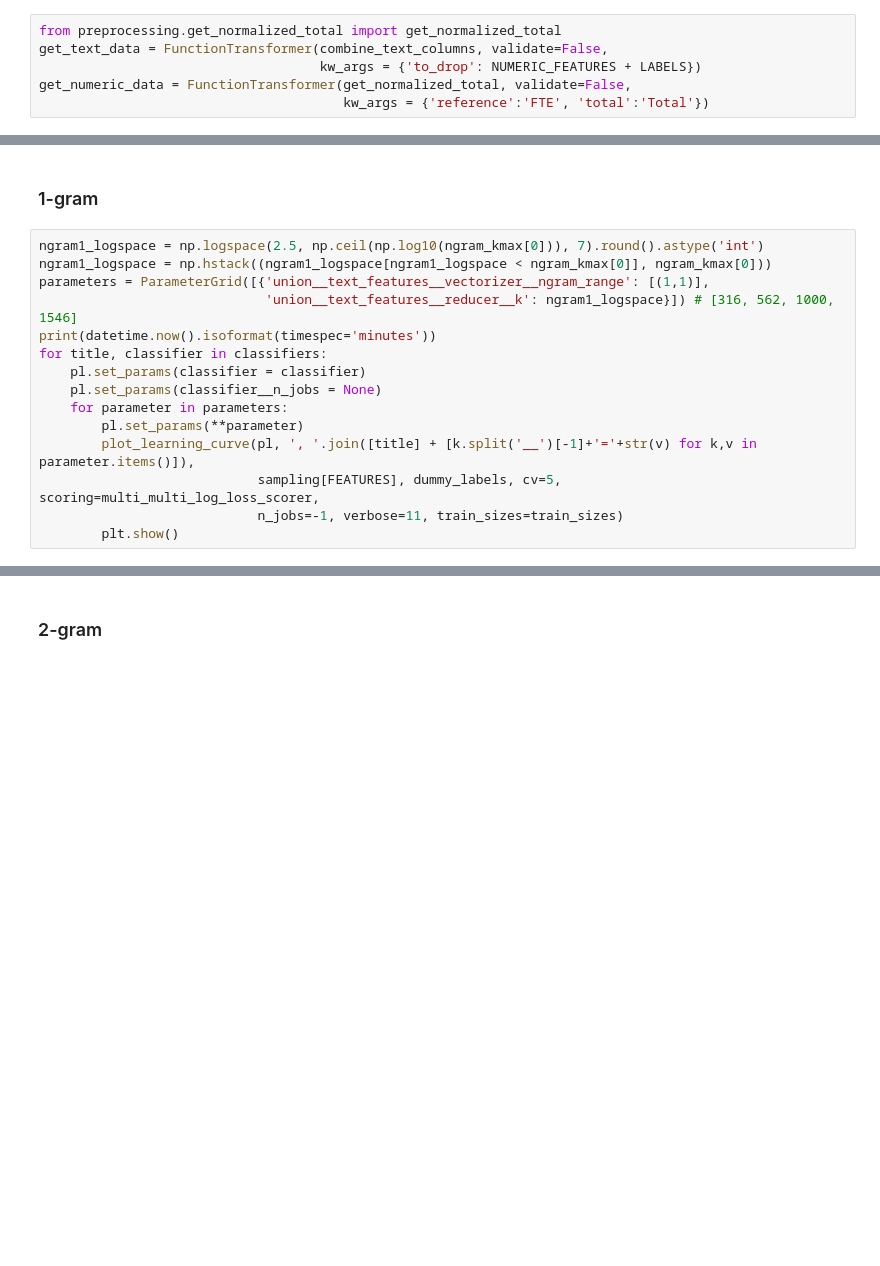
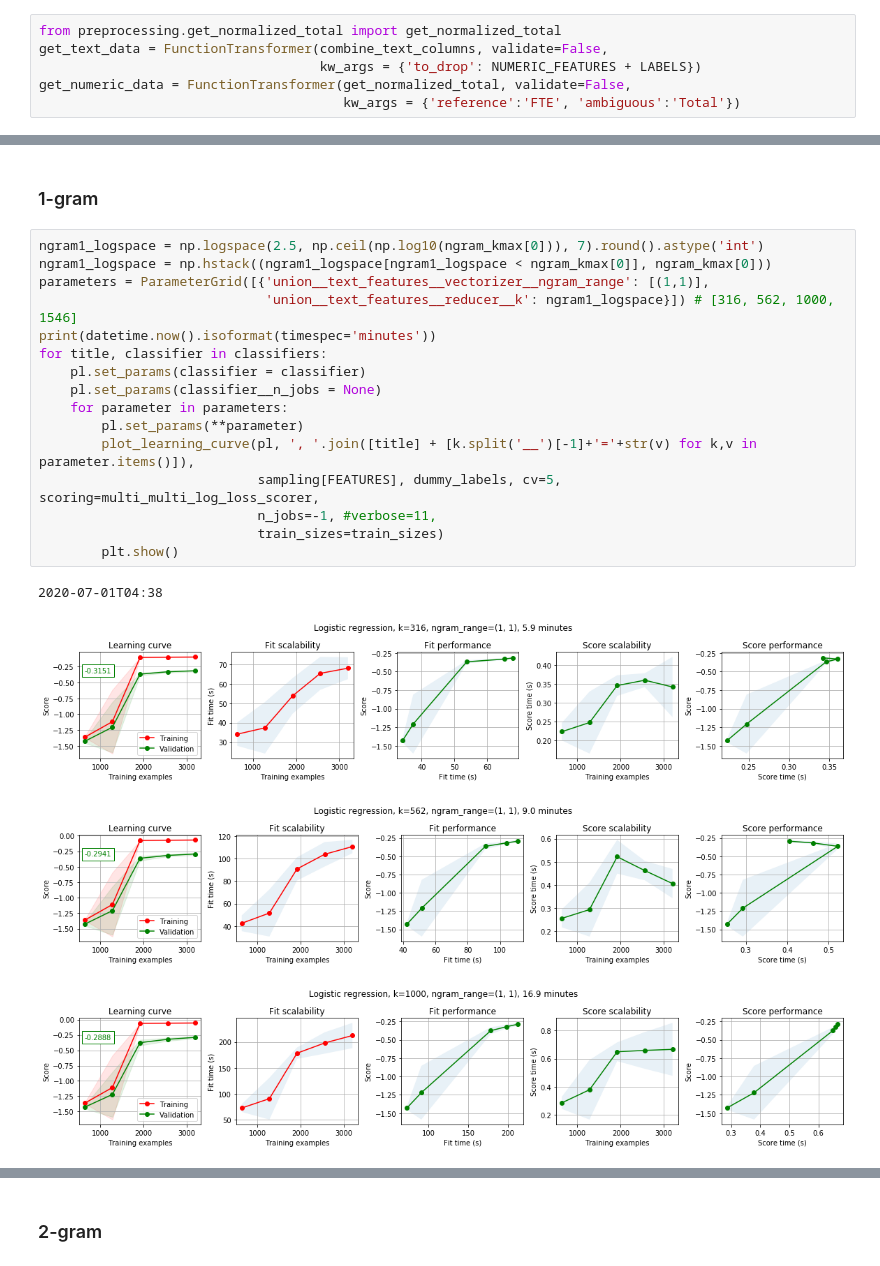
Before and after one commit to mauriciocramos/school-budgets, a Jupyter notebook: notebooks/3-Model development.ipynb, the cells around one changed output, grey strips where cells are left out. Cells and saved outputs as stored; diff of their text form; blank space fills up the shorter version.

```diff
--- a/notebooks/3-Model development.ipynb
+++ b/notebooks/3-Model development.ipynb
@@ -77,7 +77,7 @@ from preprocessing.get_normalized_total import get_normalized_total
 get_text_data = FunctionTransformer(combine_text_columns, validate=False,
                                     kw_args = {'to_drop': NUMERIC_FEATURES + LABELS})
 get_numeric_data = FunctionTransformer(get_normalized_total, validate=False,
-                                       kw_args = {'reference':'FTE', 'total':'Total'})
+                                       kw_args = {'reference':'FTE', 'ambiguous':'Total'})
 # %%
 pl = Pipeline([
     ('union', FeatureUnion([
@@ -153,15 +157,21 @@ ngram_kmax = [len(CountVectorizer(ngram_range=(1,n),
 # %%
 ngram1_logspace = np.logspace(2.5, np.ceil(np.log10(ngram_kmax[0])), 7).round().astype('int')
 ngram1_logspace = np.hstack((ngram1_logspace[ngram1_logspace < ngram_kmax[0]], ngram_kmax[0]))
 parameters = ParameterGrid([{'union__text_features__vectorizer__ngram_range': [(1,1)],
                              'union__text_features__reducer__k': ngram1_logspace}]) # [316, 562, 1000, 1546]
 print(datetime.now().isoformat(timespec='minutes'))
 for title, classifier in classifiers:
     pl.set_params(classifier = classifier)
     pl.set_params(classifier__n_jobs = None)
     for parameter in parameters:
         pl.set_params(**parameter)
         plot_learning_curve(pl, ', '.join([title] + [k.split('__')[-1]+'='+str(v) for k,v in parameter.items()]),
                             sampling[FEATURES], dummy_labels, cv=5, scoring=multi_multi_log_loss_scorer,
-                            n_jobs=-1, verbose=11, train_sizes=train_sizes)
+                            n_jobs=-1, #verbose=11,
+                            train_sizes=train_sizes)
         plt.show()
+# %% [output]
+2020-07-01T04:38
+[figure, added]
+[figure, added]
+[figure, added]
```
Also changed, not shown: parts of 31 cells of this notebook, 1 other file.
